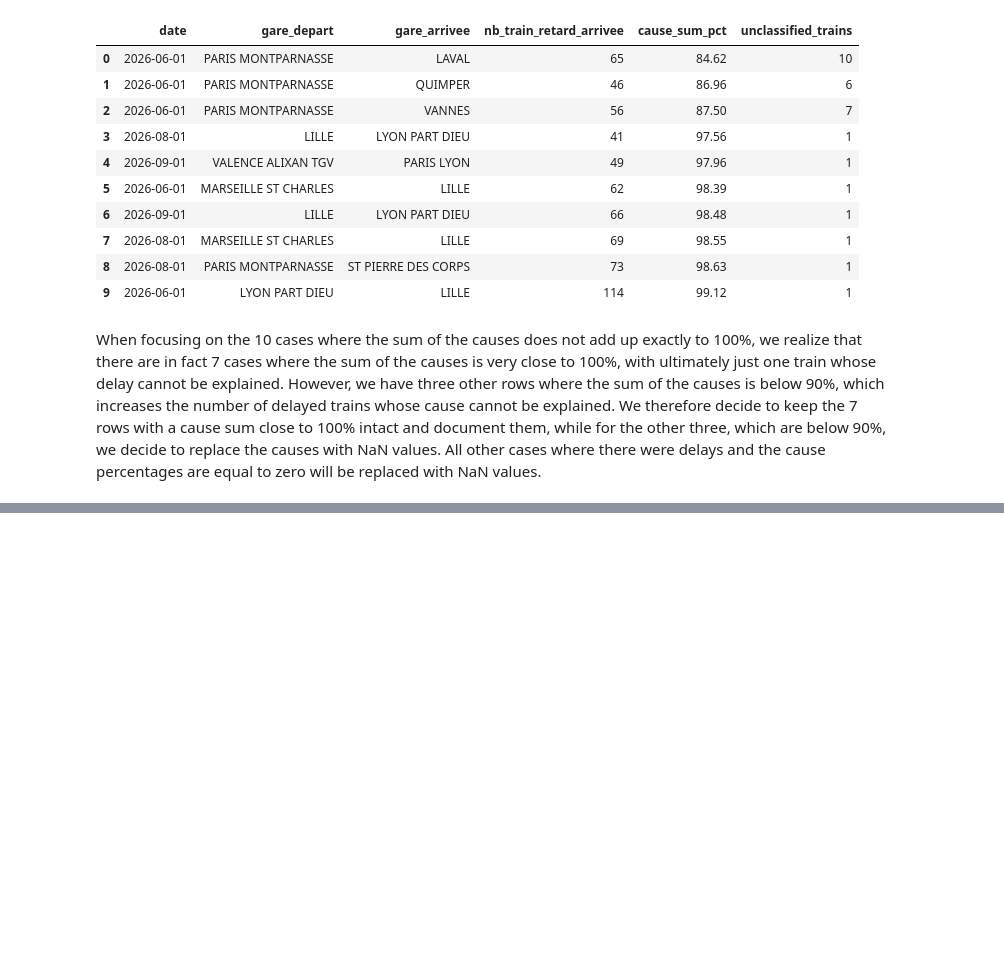
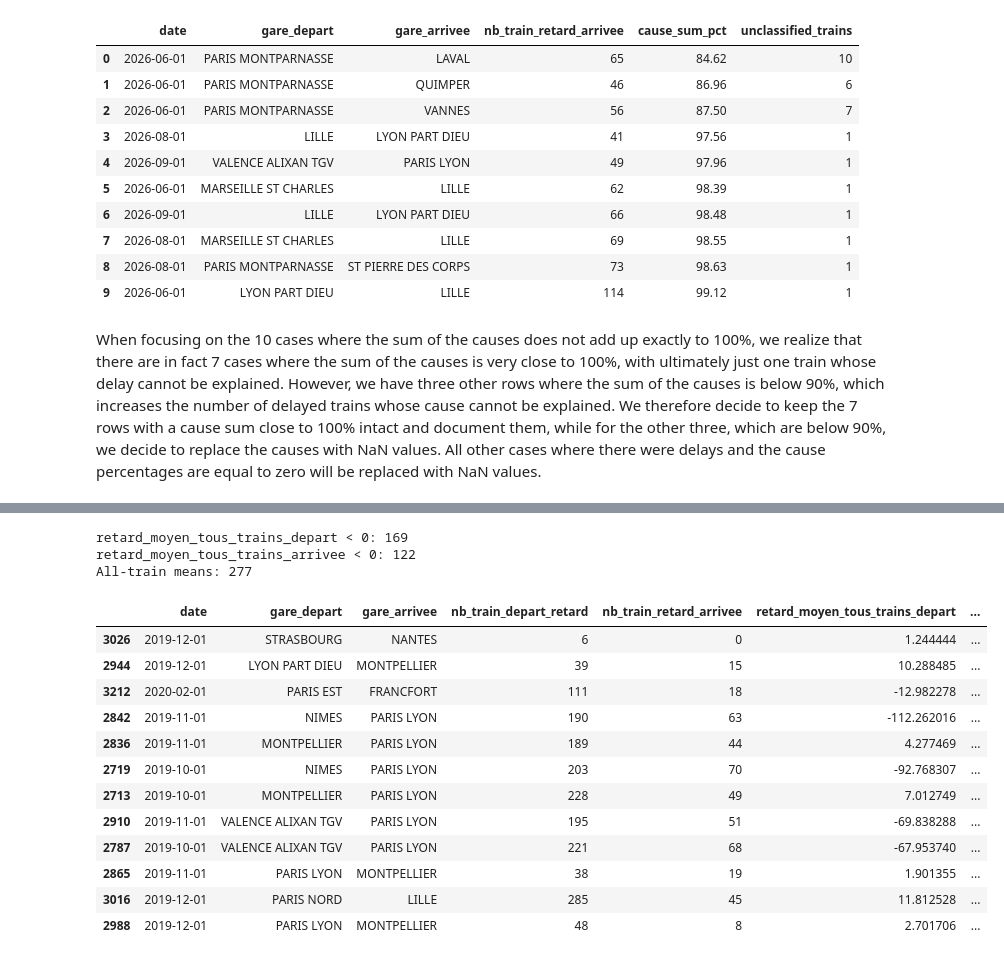
Before and after one commit to FaureArm/IA700_Project, a Jupyter notebook: notebooks/EDA.ipynb, the cells around one changed output, grey strips where cells are left out. Cells and saved outputs as stored; diff of their text form; code cells hidden in the pictures; blank space fills up the shorter version.

```diff
--- a/notebooks/EDA.ipynb
+++ b/notebooks/EDA.ipynb
@@ -546,0 +593,39 @@ kept_incomplete = (delayed > 0) & known_causes & ~complete
+# %%
+# Case retard_moyen_tous_*
+
+mask_negative_all_train_means = (df["retard_moyen_tous_trains_depart"] < 0) | (df["retard_moyen_tous_trains_arrivee"] < 0)
+
+for column in ["retard_moyen_tous_trains_depart", "retard_moyen_tous_trains_arrivee"]:
+    print(column, "< 0:", int((df[column] < 0).sum()))
+
+anomalies_all_train_means = df[mask_negative_all_train_means | mask_zero_all_train_means]
+print("All-train means:", len(anomalies_all_train_means))
+
+anomalies_all_train_means[
+    [
+        "date",
+        "gare_depart",
+        "gare_arrivee",
+        "nb_train_depart_retard",
+        "nb_train_retard_arrivee",
+        "retard_moyen_tous_trains_depart",
+        "retard_moyen_tous_trains_arrivee",
+    ]
+].sort_values("retard_moyen_tous_trains_arrivee").head(12)
+# %% [output]
+retard_moyen_tous_trains_depart < 0: 169
+retard_moyen_tous_trains_arrivee < 0: 122
+All-train means: 277
+|  | date | gare_depart | gare_arrivee | nb_train_depart_retard | nb_train_retard_arrivee | retard_moyen_tous_trains_depart | ... |
+| 3026 | 2019-12-01 | STRASBOURG | NANTES | 6 | 0 | 1.244444 | ... |
+| 2944 | 2019-12-01 | LYON PART DIEU | MONTPELLIER | 39 | 15 | 10.288485 | ... |
+| 3212 | 2020-02-01 | PARIS EST | FRANCFORT | 111 | 18 | -12.982278 | ... |
+| 2842 | 2019-11-01 | NIMES | PARIS LYON | 190 | 63 | -112.262016 | ... |
+| 2836 | 2019-11-01 | MONTPELLIER | PARIS LYON | 189 | 44 | 4.277469 | ... |
+| 2719 | 2019-10-01 | NIMES | PARIS LYON | 203 | 70 | -92.768307 | ... |
+| 2713 | 2019-10-01 | MONTPELLIER | PARIS LYON | 228 | 49 | 7.012749 | ... |
+| 2910 | 2019-11-01 | VALENCE ALIXAN TGV | PARIS LYON | 195 | 51 | -69.838288 | ... |
+| 2787 | 2019-10-01 | VALENCE ALIXAN TGV | PARIS LYON | 221 | 68 | -67.953740 | ... |
+| 2865 | 2019-11-01 | PARIS LYON | MONTPELLIER | 38 | 19 | 1.901355 | ... |
+| 3016 | 2019-12-01 | PARIS NORD | LILLE | 285 | 45 | 11.812528 | ... |
+| 2988 | 2019-12-01 | PARIS LYON | MONTPELLIER | 48 | 8 | 2.701706 | ... |
```
Also changed, not shown: parts of 11 cells of this notebook.
